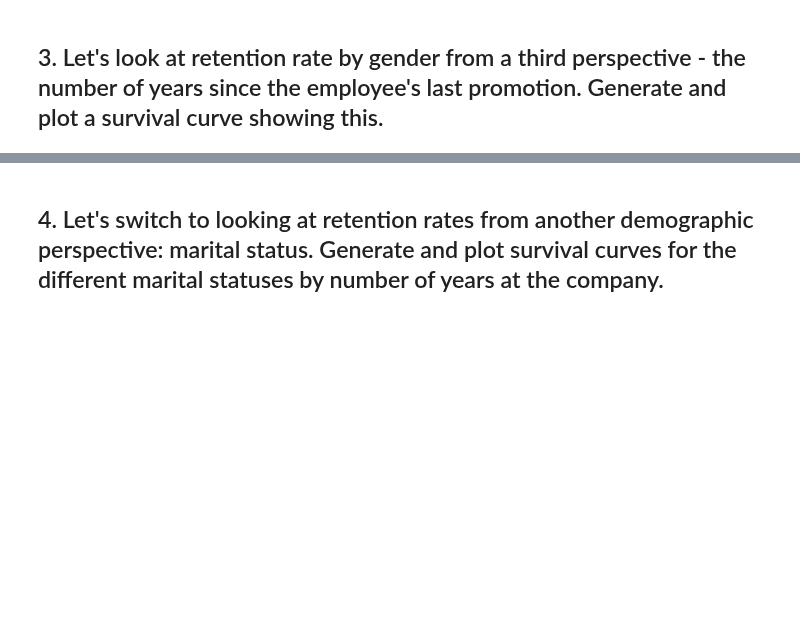
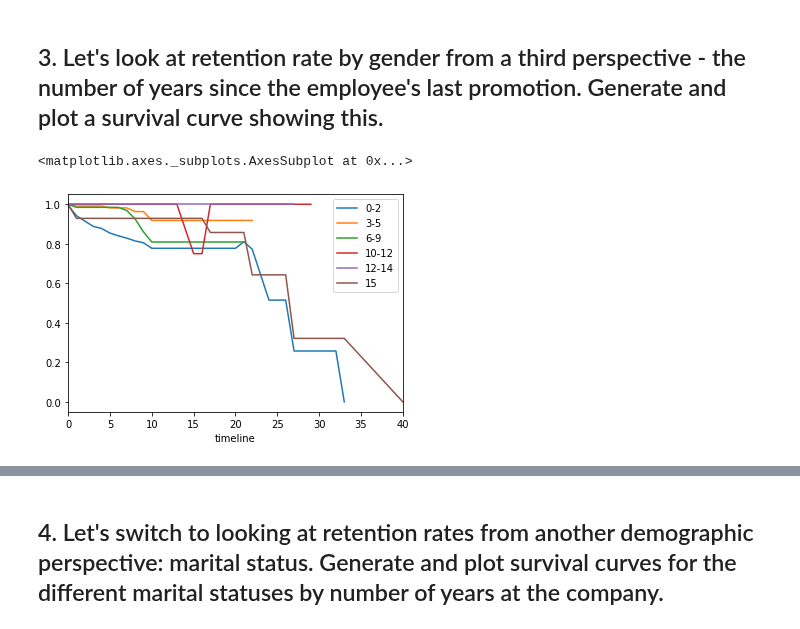
Before and after one commit to ironhack-labs/data-labs, a Jupyter notebook: module-2/lab-survival-analysis/your-code/main.ipynb, the cells around one changed output, grey strips where cells are left out. Saved outputs shown, nothing was run; the diff lists cells and outputs as text; code cells hidden in the pictures; blank space fills up the shorter version.

```diff
--- a/module-2/lab-survival-analysis/your-code/main.ipynb
+++ b/module-2/lab-survival-analysis/your-code/main.ipynb
@@ -37,2 +136,31 @@ def survival(data, group_field, time_field, event_field):
 # %% [markdown]
 ## 3. Let's look at retention rate by gender from a third perspective - the number of years since the employee's last promotion. Generate and plot a survival curve showing this.
+# %%
+rates_female = survival(data[data['Gender'] == 'Female'], 'YearsSinceLastPromotion', 'YearsAtCompany', 'Attrition')
+rates_male = survival(data[data['Gender'] == 'Male'], 'YearsSinceLastPromotion', 'YearsAtCompany', 'Attrition')
+# %%
+rates_female = rates_female.reindex(sorted(rates_female.columns, key=lambda x: int(x)), axis=1)
+rates_male = rates_male.reindex(sorted(rates_male.columns, key=lambda x: int(x)), axis=1)
+# %%
+rates_female_binned = pd.DataFrame({'0-2':rates_female.iloc[:,:3].mean(skipna = True, axis = 1),
+                                    '3-5':rates_female.iloc[:,4:6].mean(skipna = True, axis = 1),
+                                    '6-9':rates_female.iloc[:,7:9].mean(skipna = True, axis = 1),
+                                    '10-12':rates_female.iloc[:,10:12].mean(skipna = True, axis = 1),
+                                    '12-14':rates_female.iloc[:,13:15].mean(skipna = True, axis = 1),
+                                    '15':rates_female.iloc[:,-1:].mean(skipna = True, axis = 1)
+                                   })
+
+rates_male_binned = pd.DataFrame({'0-2':rates_male.iloc[:,:3].mean(skipna = True, axis = 1),
+                                    '3-5':rates_male.iloc[:,4:6].mean(skipna = True, axis = 1),
+                                    '6-9':rates_male.iloc[:,7:9].mean(skipna = True, axis = 1),
+                                    '10-12':rates_male.iloc[:,10:12].mean(skipna = True, axis = 1),
+                                    '12-14':rates_male.iloc[:,13:15].mean(skipna = True, axis = 1),
+                                    '15':rates_male.iloc[:,-1:].mean(skipna = True, axis = 1)
+                                   })
+# %%
+#Female Rates Plot
+
+rates_female_binned.plot()
+# %% [output]
+<matplotlib.axes._subplots.AxesSubplot at 0x...>
+[figure, added]
```
Also changed, not shown: parts of 12 cells of this notebook, 22 other files.
